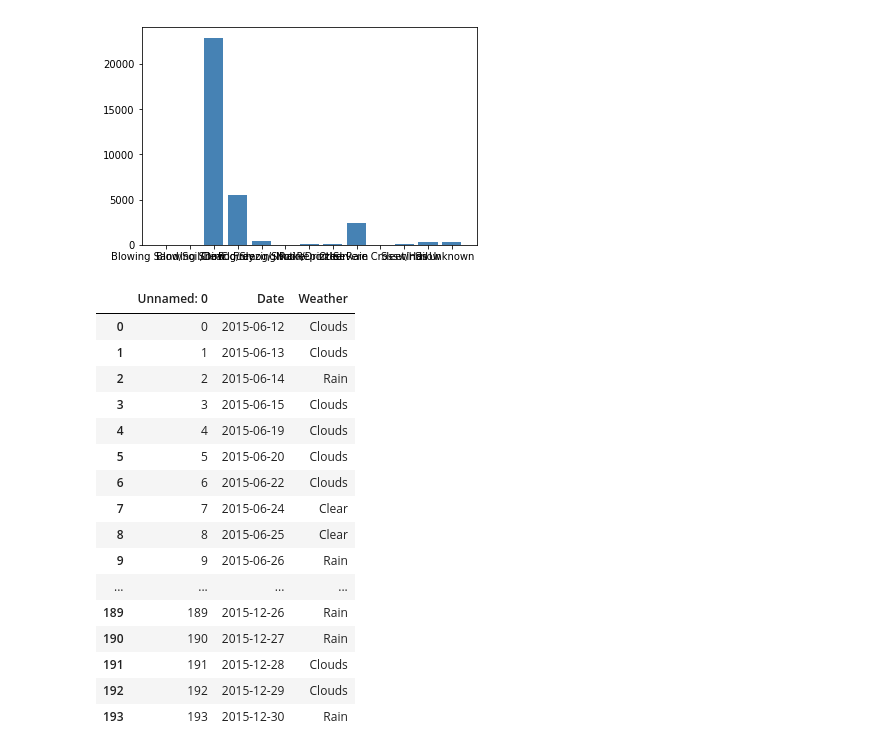
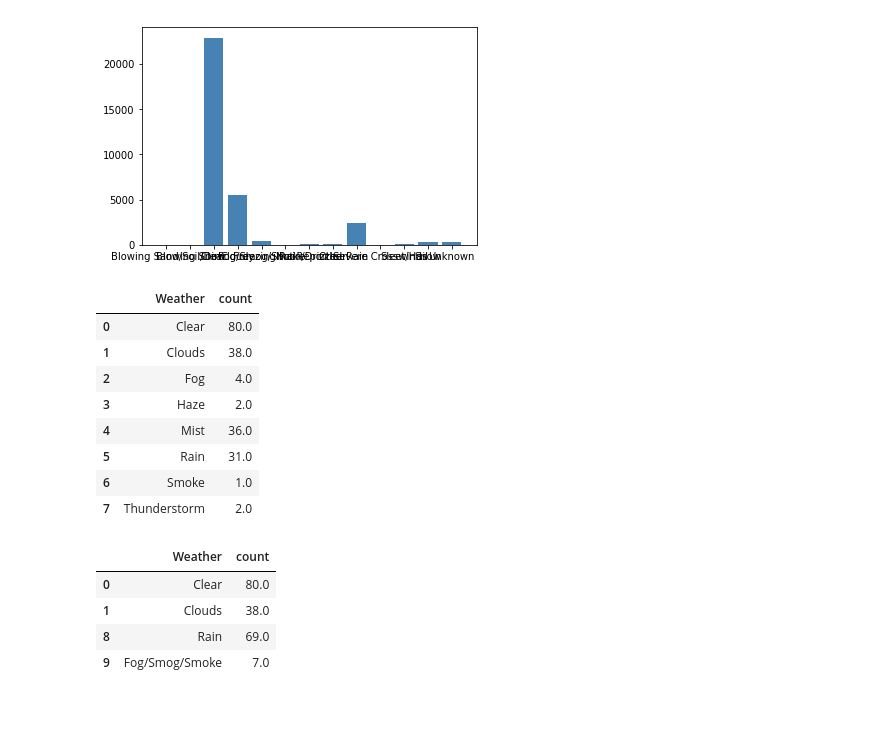
Before and after one commit to ziangzhang10/fatal-traffic-accident-study, a Jupyter notebook: data_readin.ipynb, the cells around one changed output. Saved outputs shown, nothing was run; the diff lists cells and outputs as text; code cells hidden in the pictures; blank space fills up the shorter version.

```diff
--- a/data_readin.ipynb
+++ b/data_readin.ipynb
@@ -250,26 +272,40 @@ plt.bar(x = accident_by_weather['WEATHER'], height = accident_by_weather["Accide
 # %%
 # Time for the weather-per-day data
 weather_day_houston = os.path.join("HistoricalWeatherByCity", "weather_day_houston.csv")
 houston_df = pd.read_csv(weather_day_houston)
 
 # Pretty-display all rows
-with pd.option_context('display.max_rows', None, 'display.max_columns', None):
-    display(houston_df)
+# with pd.option_context('display.max_rows', None, 'display.max_columns', None):
+#     display(houston_df)
+
+weather_df = pd.DataFrame()
+weather_df = houston_df.groupby("Weather").describe()
+weather_df.columns = weather_df.columns.droplevel()
+weather_df = weather_df["count"]
+# weather_df = weather_df.rename(columns = {"count": "Days"})
+weather_df = weather_df.reset_index(level = "Weather")
+display(weather_df)
+
+new_row2 = ["Rain", weather_df.loc[[4,5,7],["count"]].sum()[0]]
+weather_df.loc[8] = new_row2
+
+new_row1 = ["Fog/Smog/Smoke", weather_df.loc[[2,3,6],["count"]].sum()[0]]
+weather_df.loc[9] = new_row1
+weather_df = weather_df.loc[[0,1,8,9]]
+
+weather_df
 # %% [output]
-|  | Unnamed: 0 | Date | Weather |
-| 0 | 0 | 2015-06-12 | Clouds |
-| 1 | 1 | 2015-06-13 | Clouds |
-| 2 | 2 | 2015-06-14 | Rain |
-| 3 | 3 | 2015-06-15 | Clouds |
-| 4 | 4 | 2015-06-19 | Clouds |
-| 5 | 5 | 2015-06-20 | Clouds |
-| 6 | 6 | 2015-06-22 | Clouds |
-| 7 | 7 | 2015-06-24 | Clear |
-| 8 | 8 | 2015-06-25 | Clear |
-| 9 | 9 | 2015-06-26 | Rain |
-| ... | ... | ... | ... |
-| 189 | 189 | 2015-12-26 | Rain |
-| 190 | 190 | 2015-12-27 | Rain |
-| 191 | 191 | 2015-12-28 | Clouds |
-| 192 | 192 | 2015-12-29 | Clouds |
-| 193 | 193 | 2015-12-30 | Rain |
+|  | Weather | count |
+| 0 | Clear | 80.0 |
+| 1 | Clouds | 38.0 |
+| 2 | Fog | 4.0 |
+| 3 | Haze | 2.0 |
+| 4 | Mist | 36.0 |
+| 5 | Rain | 31.0 |
+| 6 | Smoke | 1.0 |
+| 7 | Thunderstorm | 2.0 |
+|  | Weather | count |
+| 0 | Clear | 80.0 |
+| 1 | Clouds | 38.0 |
+| 8 | Rain | 69.0 |
+| 9 | Fog/Smog/Smoke | 7.0 |
```
Also changed, not shown: parts of 9 cells of this notebook, 6 other files.
